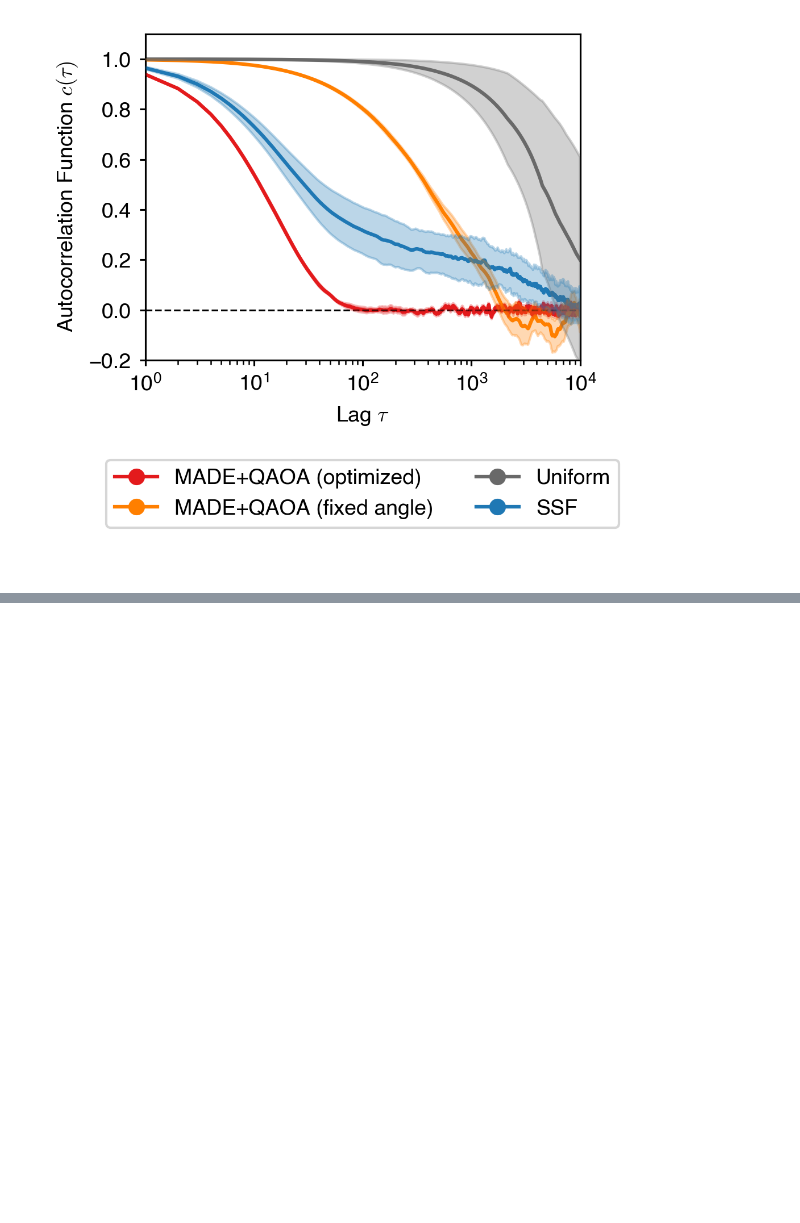
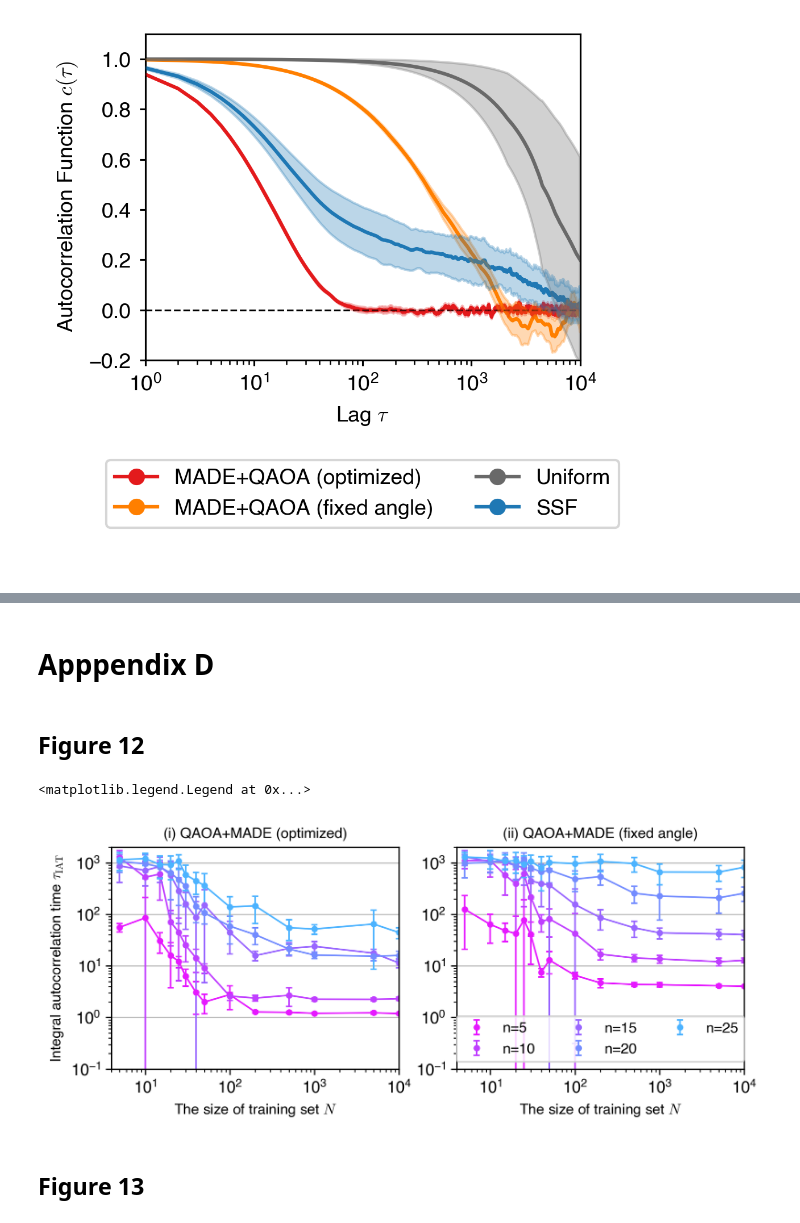
Before and after one commit to yuichiro-nakano/data_for_qaoa-made-mcmc, a Jupyter notebook: figure/make_fig.ipynb, the cells around one changed output, grey strips where cells are left out. Drawn from its saved outputs; the diff is of its cells as text; code cells hidden in the pictures; blank space fills up the shorter version.

```diff
--- a/figure/make_fig.ipynb
+++ b/figure/make_fig.ipynb
@@ -466,0 +540,8 @@ ax7[-1].legend(fontsize=fontsize, bbox_to_anchor=(0.5,0.5), loc='center', ncol=2
+# %% [markdown]
+# Apppendix D
+# %%
+# instance
+n_spin_list = [5,10,15,20,25]
+n_train_list = [5,10,15,20,25,30,40,50,100,200,500,1000,5000,10000]
+# %% [markdown]
+## Figure 12
@@ -466,0 +617,39 @@ ax7[-1].legend(fontsize=fontsize, bbox_to_anchor=(0.5,0.5), loc='center', ncol=2
+# %%
+capsize = 2
+markersize = 3
+elinewidth = 1
+capthick = 1
+linewidth = 1
+spines = 0.75
+fontsize = 9
+
+cm2 = plt.cm.get_cmap('cool')
+
+fig12, ax12 = plt.subplots(1, 2, figsize=(7.08,2.5), dpi=300)
+for i in range(len(n_spin_list)):
+	ax12[0].errorbar(n_train_list, opt_list[i,:,0], opt_list[i,:,1], color=cm2(0.9-0.15*i), linestyle='none', marker='o', markersize=markersize, capsize=capsize, capthick=capthick, elinewidth=elinewidth, label='n={0}'.format(n_spin_list[i]))
+	ax12[0].plot(n_train_list, opt_list[i,:,0], color=cm2(0.9-0.15*i), linewidth=linewidth)
+for i in range(len(n_spin_list)):
+	ax12[1].errorbar(n_train_list, fix_list[i,:,0], fix_list[i,:,1], color=cm2(0.9-0.15*i), linestyle='none', marker='o', markersize=markersize, capsize=capsize, capthick=capthick, elinewidth=elinewidth, label='n={0}'.format(n_spin_list[i]))
+	ax12[1].plot(n_train_list, fix_list[i,:,0], color=cm2(0.9-0.15*i), linewidth=linewidth)
+
+for i in range(2):
+	ax12[i].grid(axis='y', color='#BFBFBF', linestyle='-', linewidth=spines)
+	ax12[i].set_axisbelow(True) #gridを背面にする
+	ax12[i].set_xscale('log')
+	ax12[i].set_yscale('log')
+	ax12[i].set_xlim(4, 1e4)
+	ax12[i].set_ylim(1e-1, 2e3)
+	ax12[i].set_xlabel(r'The size of training set $N$', fontsize=fontsize)
+
+ax12[0].set_ylabel(r'Integral autocorrelation time $\tau_{\rm{IAT}}$', fontsize=fontsize)
+ax12[0].set_title(r'(i) QAOA+MADE (optimized)', fontsize=fontsize)
+ax12[1].set_title(r'(ii) QAOA+MADE (fixed angle)', fontsize=fontsize)
+ax12[1].legend(fontsize=fontsize, loc='lower center', ncol=3, frameon=True)
+
+#fig12.savefig("figure/convergence_vs_training_data_size.svg", dpi=300, bbox_inches='tight')
+# %% [output]
+<matplotlib.legend.Legend at 0x...>
+[figure, added]
+# %% [markdown]
+## Figure 13
```
Also changed, not shown: parts of 17 cells of this notebook, 19 other files.
